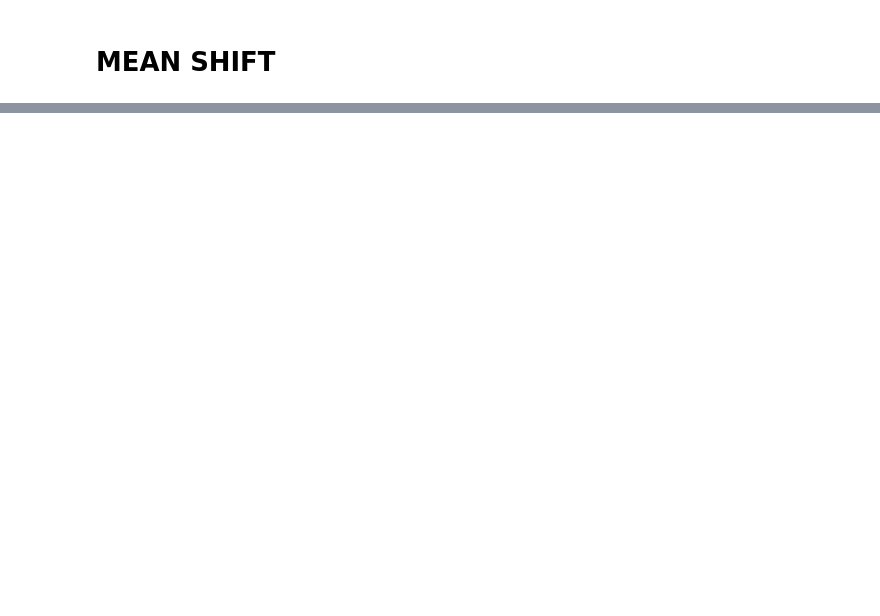
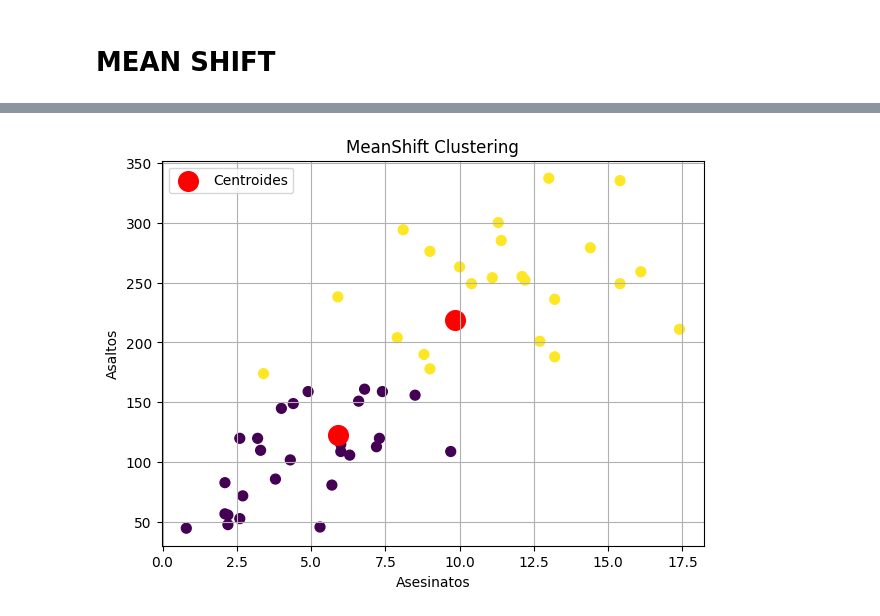
Before and after one commit to 1Pampu/BigData-ML-Proyectos, a Jupyter notebook: TP3/Big_Data_TP3.ipynb, the cells around one changed output, grey strips where cells are left out. Saved outputs shown, nothing was run; the diff lists cells and outputs as text; code cells hidden in the pictures; blank space fills up the shorter version.

```diff
--- a/TP3/Big_Data_TP3.ipynb
+++ b/TP3/Big_Data_TP3.ipynb
@@ -117,0 +125,16 @@ fig.show()
+# %%
+MShift = MeanShift(bandwidth = 90).fit(X)
+labels = MShift.labels_
+
+plt.figure(figsize=(7, 5))
+plt.scatter(X["Asesinatos"], X["Asaltos"], c = labels, s = 50, cmap='viridis')
+plt.scatter(ms.cluster_centers_[:, 0], ms.cluster_centers_[:, 1], s = 200, c = 'red', marker = 'o', label = 'Centroides')
+
+plt.title(f'MeanShift Clustering')
+plt.xlabel('Asesinatos')
+plt.ylabel('Asaltos')
+plt.grid(True)
+plt.legend()
+plt.show()
+# %% [output]
+[figure, added]
```
Also changed, not shown: parts of 12 cells of this notebook.
